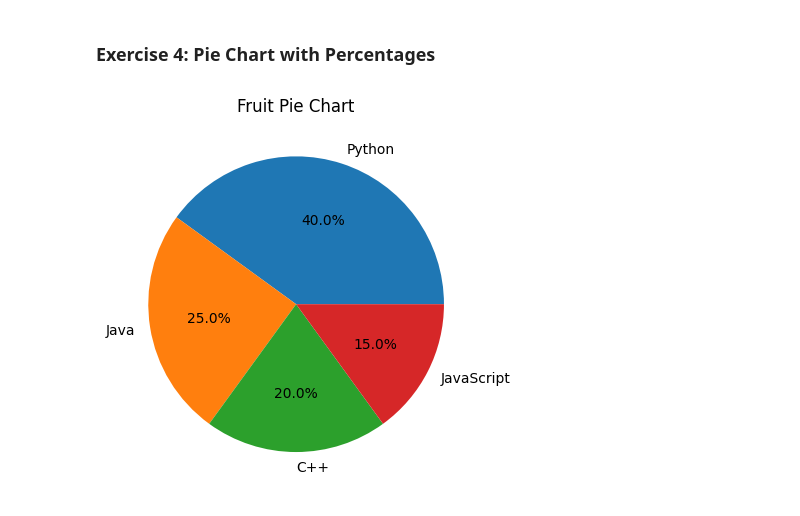
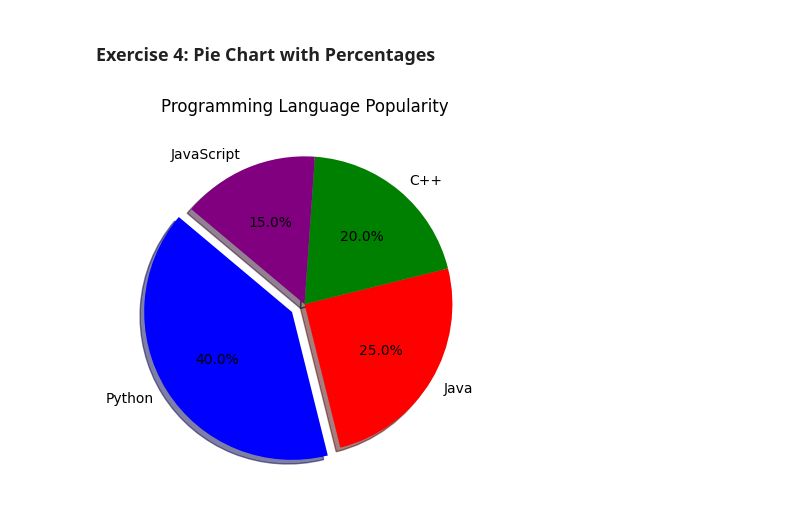
Before and after one commit to pratikshasomanath18/python-jupyter-template, a Jupyter notebook: src/4-pie-chart.ipynb, the cells around one changed output. Cells and saved outputs as stored; diff of their text form; code cells hidden in the pictures.

Commit message:
changes have been made

```diff
--- a/src/4-pie-chart.ipynb
+++ b/src/4-pie-chart.ipynb
@@ -1,20 +1,30 @@
 # %% [markdown]
 ### Exercise 4: Pie Chart with Percentages
-# %%
-# TASK: Create a pie chart with the following data: labels = ['Python', 'Java', 'C++', 'JavaScript'] and sizes = [40, 25, 20, 15].
-# Display the percentages on the chart using autopct.
-# Data
-import matplotlib.pyplot as plt
-labels = ['Python', 'Java', 'C++', 'JavaScript']
-sizes = [40, 25, 20, 15]
-
-# Create a pie chart
-plt.pie(sizes, labels=labels, autopct='%1.1f%%')
-
-# Title
-plt.title('Fruit Pie Chart')
-
-# Show the plot
-plt.show()
-# %% [output]
-[figure, removed]
+# %%
+import matplotlib.pyplot as plt
+
+# Data
+labels = ['Python', 'Java', 'C++', 'JavaScript']
+sizes = [40, 25, 20, 15]
+colors = ['blue', 'red', 'green', 'purple']
+explode = (0.1, 0, 0, 0)  # Emphasize Python section
+
+# Error handling
+if not isinstance(labels, list) or not isinstance(sizes, list):
+    raise TypeError("Both labels and sizes should be lists.")
+if len(labels) != len(sizes):
+    raise ValueError("Labels and sizes must have the same length.")
+if sum(sizes) <= 0:
+    raise ValueError("Sum of sizes must be greater than zero.")
+
+# Create a pie chart
+plt.pie(sizes, labels=labels, autopct='%1.1f%%', colors=colors, explode=explode,
+        startangle=140, shadow=True)
+
+# Title
+plt.title('Programming Language Popularity')
+
+# Show the plot
+plt.show()
+# %% [output]
+[figure, added]
```
Also changed, not shown: 5 other files.
